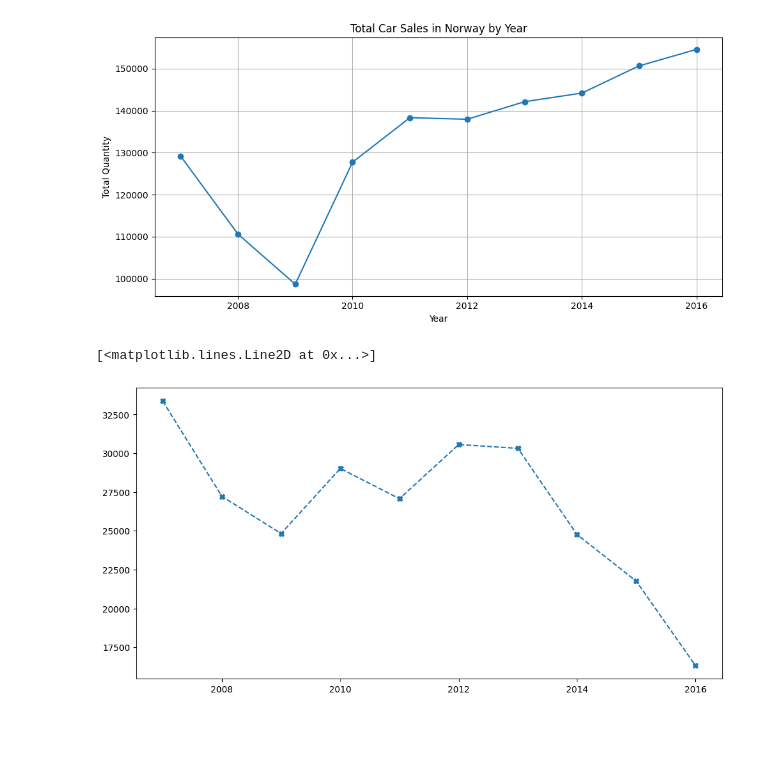
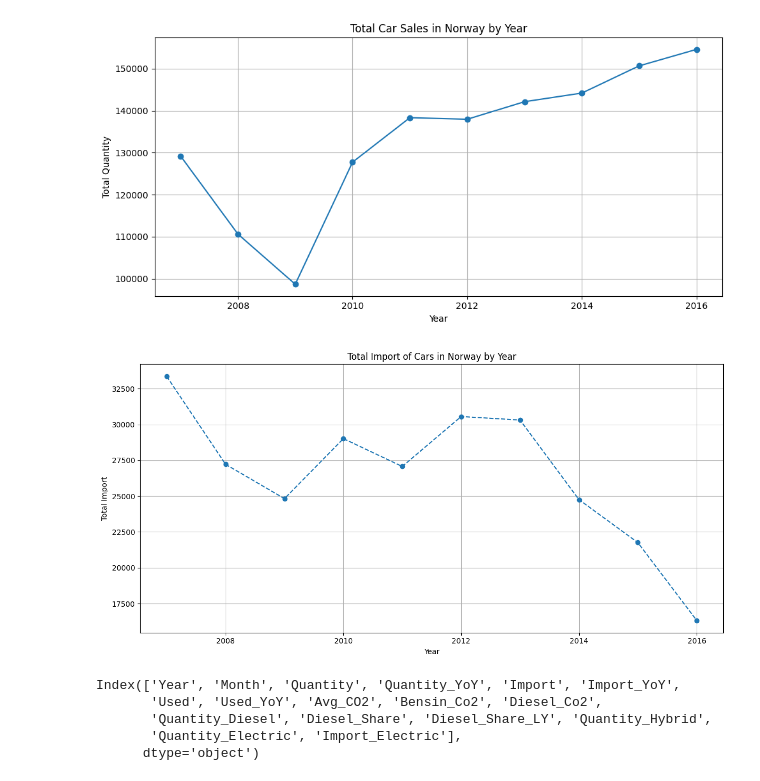
Before and after one commit to Nirre23/data_visualization, a Jupyter notebook: exercises/exercise0/car_sales_month.ipynb, the cells around one changed output. Cells and saved outputs as stored; diff of their text form; code cells hidden in the pictures; blank space fills up the shorter version.

```diff
--- a/exercises/exercise0/car_sales_month.ipynb
+++ b/exercises/exercise0/car_sales_month.ipynb
@@ -77,8 +77,13 @@ plt.tight_layout()
 # %%
 import_per_year = df.groupby("Year")["Import"].sum()
 import_per_year = import_per_year[import_per_year.index != 2017]
 plt.figure(figsize=(12,6))
-plt.plot(import_per_year.index,import_per_year.values,linestyle='--',marker = 'X')
+plt.plot(import_per_year.index,import_per_year.values,linestyle='--',marker = 'o')
+plt.xlabel('Year')
+plt.ylabel('Total Import')
+plt.title("Total Import of Cars in Norway by Year")
+plt.grid(True)
+plt.tight_layout()
+plt.savefig('../plots/import_per_year.png', dpi=300)
 # %% [output]
-[<matplotlib.lines.Line2D at 0x...>]
-[figure, old version]
+[figure, new version]
@@ -84,0 +92,8 @@ plt.plot(import_per_year.index,import_per_year.values,linestyle='--',marker = 'X
+# %%
+df.columns
+# %% [output]
+Index(['Year', 'Month', 'Quantity', 'Quantity_YoY', 'Import', 'Import_YoY',
+       'Used', 'Used_YoY', 'Avg_CO2', 'Bensin_Co2', 'Diesel_Co2',
+       'Quantity_Diesel', 'Diesel_Share', 'Diesel_Share_LY', 'Quantity_Hybrid',
+       'Quantity_Electric', 'Import_Electric'],
+      dtype='object')
```
Also changed, not shown: parts of 8 cells of this notebook, 4 other files.
